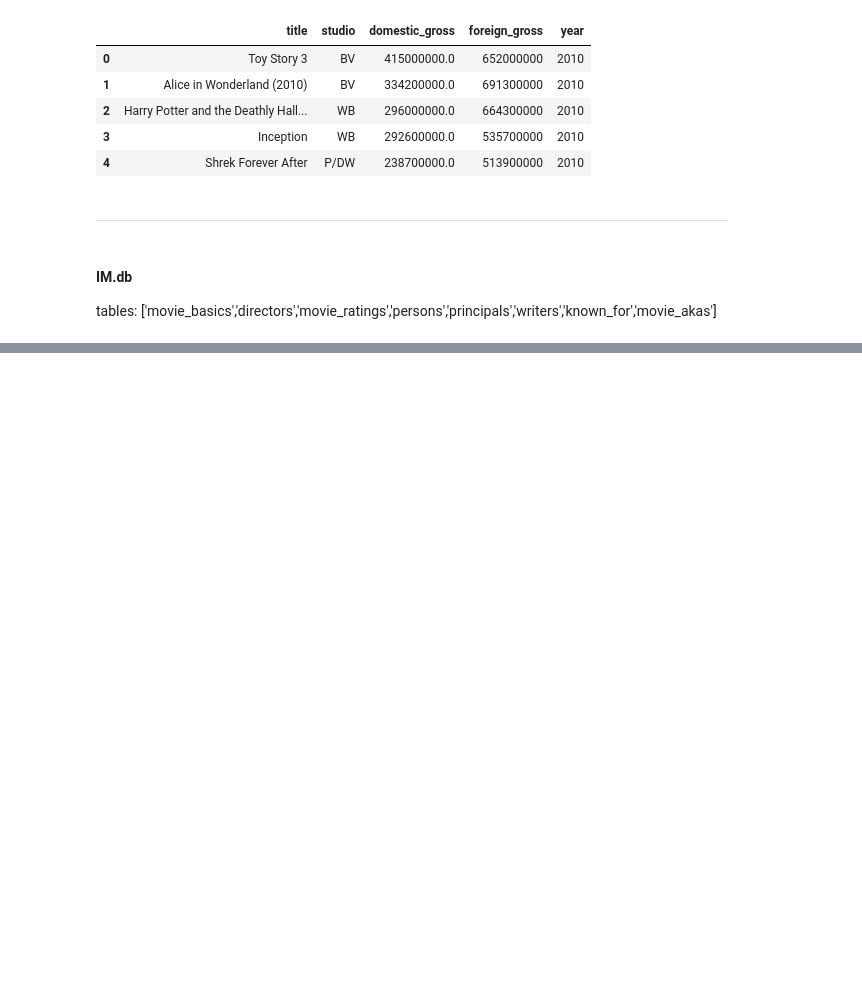
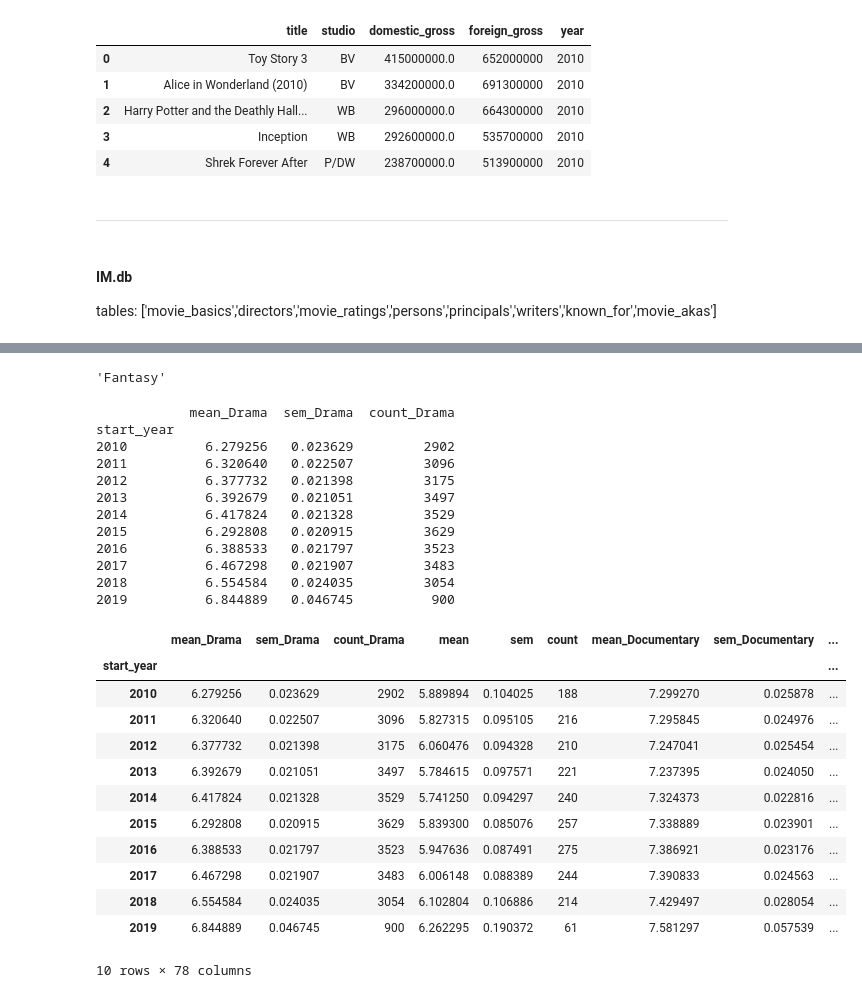
Before and after one commit to christopheraaronhenry/box_office_growth, a Jupyter notebook: exploratory.ipynb, the cells around one changed output, grey strips where cells are left out. Saved outputs shown, nothing was run; the diff lists cells and outputs as text; code cells hidden in the pictures; blank space fills up the shorter version.

```diff
--- a/exploratory.ipynb
+++ b/exploratory.ipynb
@@ -202,0 +245,9 @@ col
+# %%
+q = """
+SELECT * FROM movie_basics
+JOIN movie_ratings
+    USING(movie_id)
+;"""
+
+df = pd.read_sql(q, conn)
+df.info()
@@ -202,0 +369,52 @@ col
+# %%
+genres[1]
+# %% [output]
+'Fantasy'
+# %%
+# grouped = df_genres[df_genres['Drama']==1].groupby('start_year').agg(['mean','count','std'])
+# grouped
+
+df_grouped = pd.DataFrame()
+
+for genre in genres:
+    group = df_genres[df_genres[genre]==1].groupby('start_year').agg(mean=('averagerating','mean'),
+                                                                    sem=('averagerating','sem'),
+                                                                    count=('averagerating','count'))
+#     group = df_genres[df_genres[genre]==1].groupby('start_year').agg(rating_mean=('averagerating','mean'),
+#                                                                     rating_sem=('averagerating','sem'),
+#                                                                     rating_count=('averagerating','count'))
+    # group.rename(columns={'rating_mean': genre+'_mean', 'rating_sem': genre+'_sem', 'rating_count': genre+'_count'}, inplace=True)
+    if df_grouped.empty: #if df is empty
+        group.rename(columns={'mean': 'mean_'+genre, 'sem': 'sem_'+genre, 'count': 'count_'+genre}, inplace=True)
+        df_grouped = group #store group stats
+        print(group)
+    else:
+        df_grouped = df_grouped.join(group, on='start_year', rsuffix="_"+genre)
+
+df_grouped
+# %% [output]
+            mean_Drama  sem_Drama  count_Drama
+start_year
+2010          6.279256   0.023629         2902
+2011          6.320640   0.022507         3096
+2012          6.377732   0.021398         3175
+2013          6.392679   0.021051         3497
+2014          6.417824   0.021328         3529
+2015          6.292808   0.020915         3629
+2016          6.388533   0.021797         3523
+2017          6.467298   0.021907         3483
+2018          6.554584   0.024035         3054
+2019          6.844889   0.046745          900
+|  | mean_Drama | sem_Drama | count_Drama | mean | sem | count | mean_Documentary | sem_Documentary | ... |
+| start_year |  |  |  |  |  |  |  |  | ... |
+| 2010 | 6.279256 | 0.023629 | 2902 | 5.889894 | 0.104025 | 188 | 7.299270 | 0.025878 | ... |
+| 2011 | 6.320640 | 0.022507 | 3096 | 5.827315 | 0.095105 | 216 | 7.295845 | 0.024976 | ... |
+| 2012 | 6.377732 | 0.021398 | 3175 | 6.060476 | 0.094328 | 210 | 7.247041 | 0.025454 | ... |
+| 2013 | 6.392679 | 0.021051 | 3497 | 5.784615 | 0.097571 | 221 | 7.237395 | 0.024050 | ... |
+| 2014 | 6.417824 | 0.021328 | 3529 | 5.741250 | 0.094297 | 240 | 7.324373 | 0.022816 | ... |
+| 2015 | 6.292808 | 0.020915 | 3629 | 5.839300 | 0.085076 | 257 | 7.338889 | 0.023901 | ... |
+| 2016 | 6.388533 | 0.021797 | 3523 | 5.947636 | 0.087491 | 275 | 7.386921 | 0.023176 | ... |
+| 2017 | 6.467298 | 0.021907 | 3483 | 6.006148 | 0.088389 | 244 | 7.390833 | 0.024563 | ... |
+| 2018 | 6.554584 | 0.024035 | 3054 | 6.102804 | 0.106886 | 214 | 7.429497 | 0.028054 | ... |
+| 2019 | 6.844889 | 0.046745 | 900 | 6.262295 | 0.190372 | 61 | 7.581297 | 0.057539 | ... |
+10 rows × 78 columns
```
Also changed, not shown: parts of 11 cells of this notebook.
